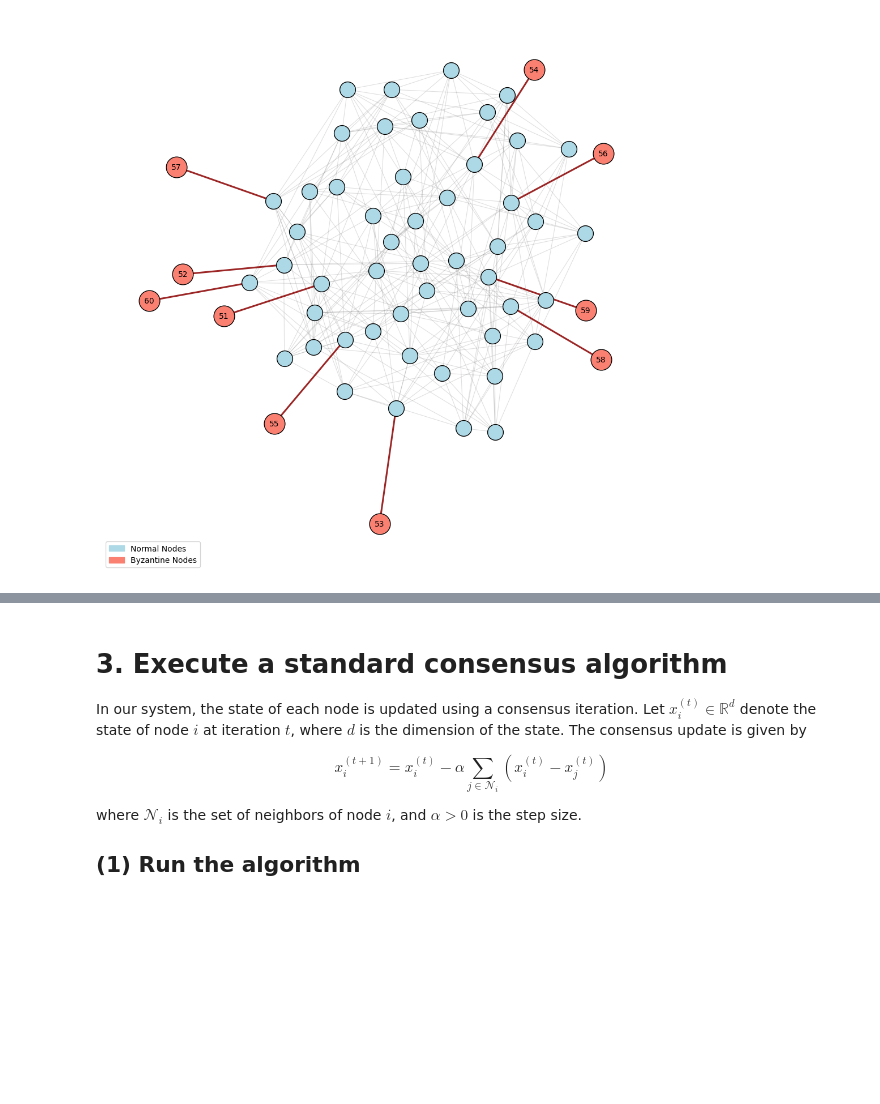
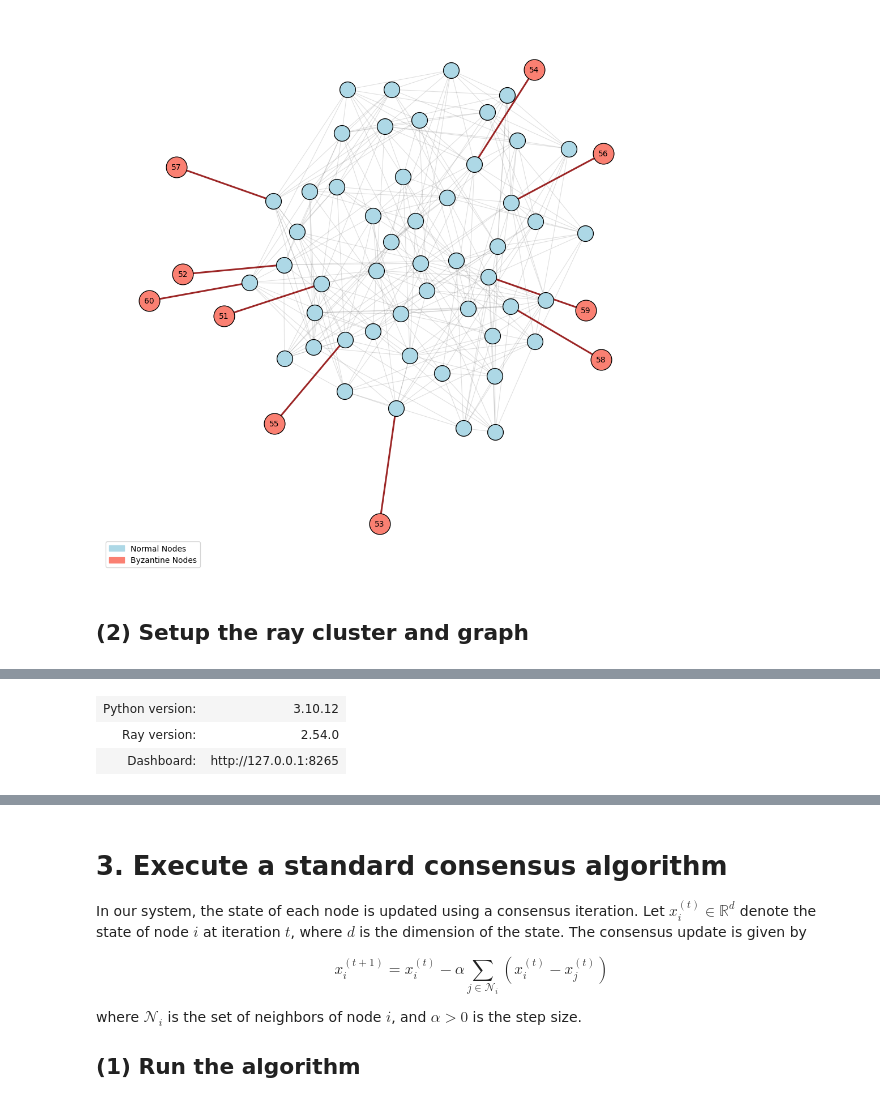
Before and after one commit to rui-huang-opt/arepc, a Jupyter notebook: examples/large_scale.ipynb, the cells around one changed output, grey strips where cells are left out. Cells and saved outputs as stored; diff of their text form; code cells hidden in the pictures; blank space fills up the shorter version.

```diff
--- a/examples/large_scale.ipynb
+++ b/examples/large_scale.ipynb
@@ -163,2 +151,17 @@ if __name__ == "__main__":
 # %% [output]
 [figure]
+# %% [markdown]
+## (2) Setup the ray cluster and graph
+# %%
+import logging
+
+logging.basicConfig(level=logging.INFO)
+
+from conops import Graph, bootstrap
+
+graph = Graph(NODES, EDGES, transport="ipc")
+
+import ray
+
+ray.init(address="local", num_cpus=N_NODES)
+# %% [output]
@@ -165 +170,4 @@ if __name__ == "__main__":
+| Python version: | 3.10.12 |
+| Ray version: | 2.54.0 |
+| Dashboard: | http://127.0.0.1:8265 |
 # %% [markdown]
```
Also changed, not shown: parts of 17 cells of this notebook.
